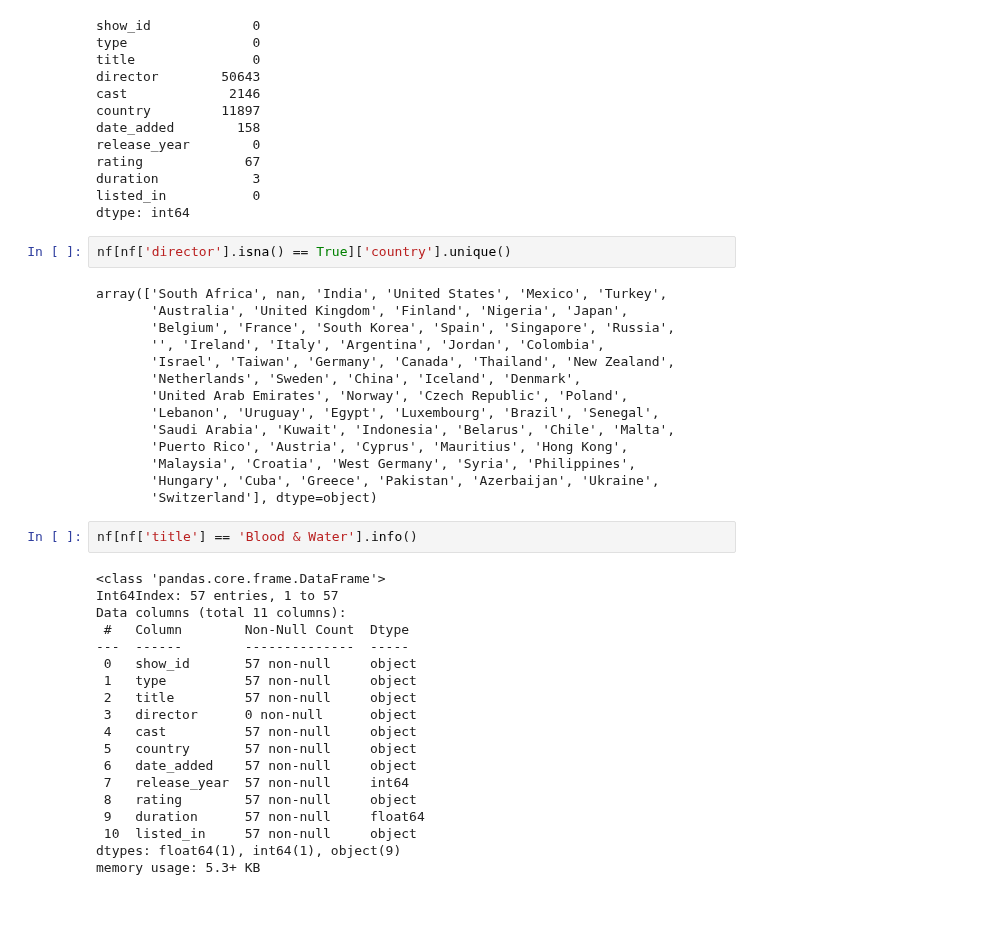
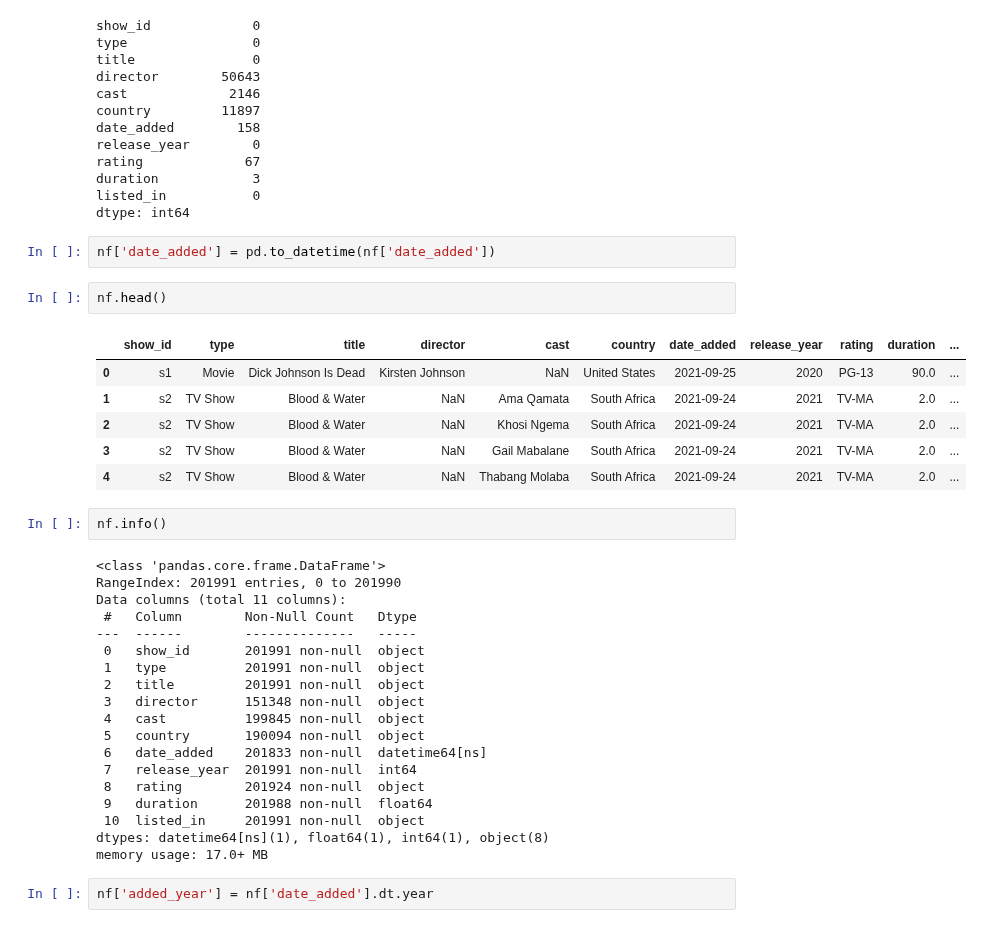
Before and after one commit to muralianamalatibco/pythonlearning, a Jupyter notebook: Netflix_BC.ipynb, the cells around one changed output. Saved outputs shown, nothing was run; the diff lists cells and outputs as text.

```diff
--- a/Netflix_BC.ipynb
+++ b/Netflix_BC.ipynb
@@ -259,40 +259,37 @@ rating             67
 duration            3
 listed_in           0
 dtype: int64
-# %%
-nf[nf['director'].isna() == True]['country'].unique()
-# %% [output]
-array(['South Africa', nan, 'India', 'United States', 'Mexico', 'Turkey',
-       'Australia', 'United Kingdom', 'Finland', 'Nigeria', 'Japan',
-       'Belgium', 'France', 'South Korea', 'Spain', 'Singapore', 'Russia',
-       '', 'Ireland', 'Italy', 'Argentina', 'Jordan', 'Colombia',
-       'Israel', 'Taiwan', 'Germany', 'Canada', 'Thailand', 'New Zealand',
-       'Netherlands', 'Sweden', 'China', 'Iceland', 'Denmark',
-       'United Arab Emirates', 'Norway', 'Czech Republic', 'Poland',
-       'Lebanon', 'Uruguay', 'Egypt', 'Luxembourg', 'Brazil', 'Senegal',
-       'Saudi Arabia', 'Kuwait', 'Indonesia', 'Belarus', 'Chile', 'Malta',
-       'Puerto Rico', 'Austria', 'Cyprus', 'Mauritius', 'Hong Kong',
-       'Malaysia', 'Croatia', 'West Germany', 'Syria', 'Philippines',
-       'Hungary', 'Cuba', 'Greece', 'Pakistan', 'Azerbaijan', 'Ukraine',
-       'Switzerland'], dtype=object)
+# %%
+nf['date_added'] = pd.to_datetime(nf['date_added'])
+# %%
+nf.head()
+# %% [output]
+|  | show_id | type | title | director | cast | country | date_added | release_year | rating | duration | ... |
+| 0 | s1 | Movie | Dick Johnson Is Dead | Kirsten Johnson | NaN | United States | 2021-09-25 | 2020 | PG-13 | 90.0 | ... |
+| 1 | s2 | TV Show | Blood & Water | NaN | Ama Qamata | South Africa | 2021-09-24 | 2021 | TV-MA | 2.0 | ... |
+| 2 | s2 | TV Show | Blood & Water | NaN | Khosi Ngema | South Africa | 2021-09-24 | 2021 | TV-MA | 2.0 | ... |
+| 3 | s2 | TV Show | Blood & Water | NaN | Gail Mabalane | South Africa | 2021-09-24 | 2021 | TV-MA | 2.0 | ... |
+| 4 | s2 | TV Show | Blood & Water | NaN | Thabang Molaba | South Africa | 2021-09-24 | 2021 | TV-MA | 2.0 | ... |
 # %%
-nf[nf['title'] == 'Blood & Water'].info()
+nf.info()
 # %% [output]
 <class 'pandas.core.frame.DataFrame'>
-Int64Index: 57 entries, 1 to 57
+RangeIndex: 201991 entries, 0 to 201990
 Data columns (total 11 columns):
- #   Column        Non-Null Count  Dtype
----  ------        --------------  -----
- 0   show_id       57 non-null     object
- 1   type          57 non-null     object
- 2   title         57 non-null     object
- 3   director      0 non-null      object
- 4   cast          57 non-null     object
- 5   country       57 non-null     object
- 6   date_added    57 non-null     object
- 7   release_year  57 non-null     int64
- 8   rating        57 non-null     object
- 9   duration      57 non-null     float64
- 10  listed_in     57 non-null     object
-dtypes: float64(1), int64(1), object(9)
-memory usage: 5.3+ KB
+ #   Column        Non-Null Count   Dtype
+---  ------        --------------   -----
+ 0   show_id       201991 non-null  object
+ 1   type          201991 non-null  object
+ 2   title         201991 non-null  object
+ 3   director      151348 non-null  object
+ 4   cast          199845 non-null  object
+ 5   country       190094 non-null  object
+ 6   date_added    201833 non-null  datetime64[ns]
+ 7   release_year  201991 non-null  int64
+ 8   rating        201924 non-null  object
+ 9   duration      201988 non-null  float64
+ 10  listed_in     201991 non-null  object
+dtypes: datetime64[ns](1), float64(1), int64(1), object(8)
+memory usage: 17.0+ MB
+# %%
+nf['added_year'] = nf['date_added'].dt.year
```
Also changed, not shown: parts of 18 cells of this notebook.
